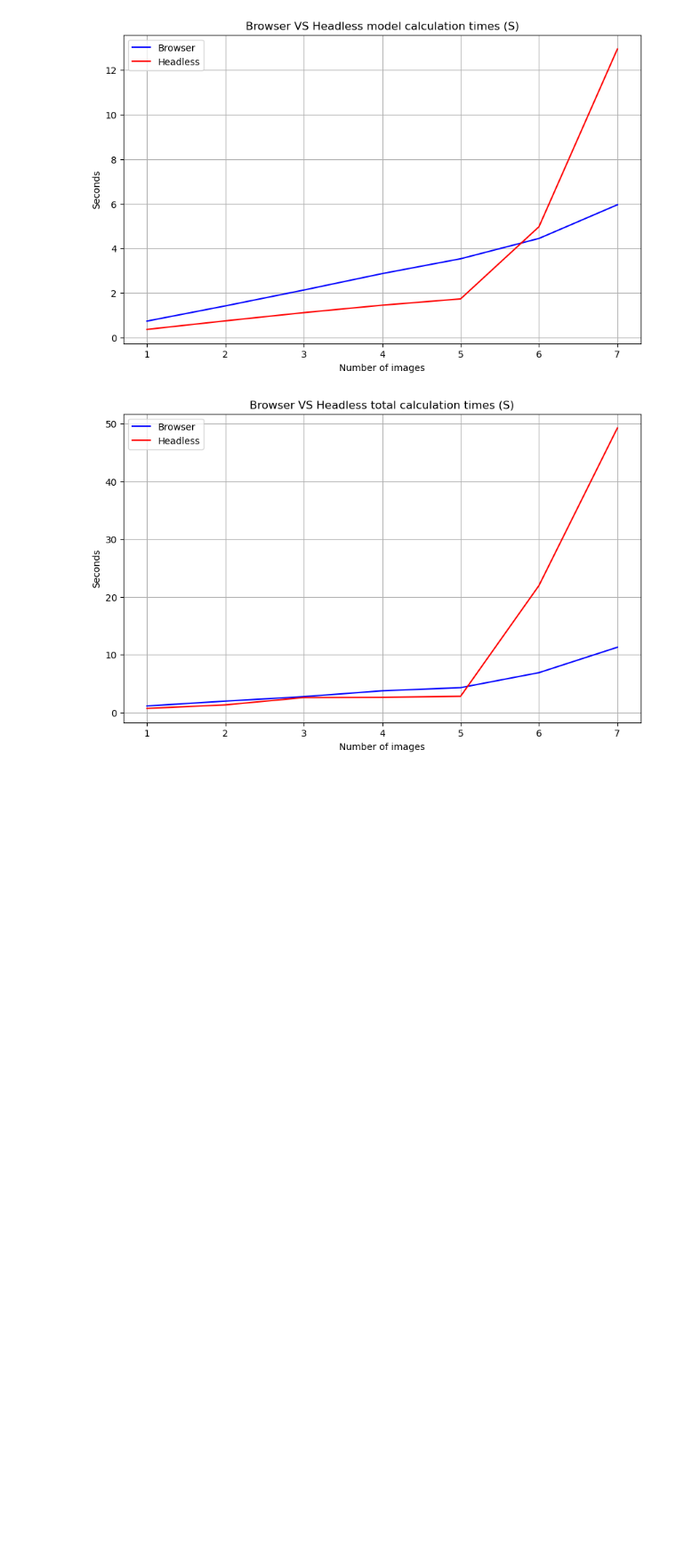
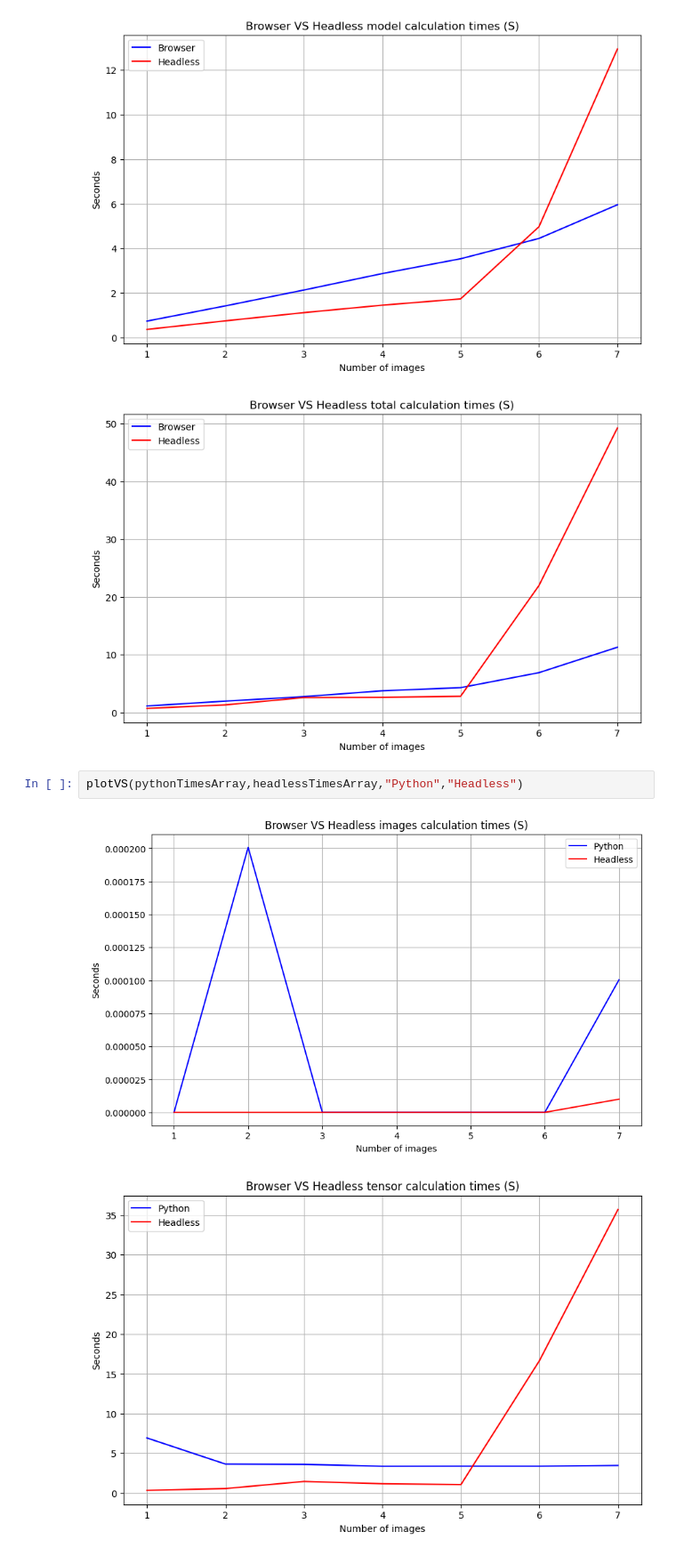
Before and after one commit to Drokoz/Motivus-AnteProyecto, a Jupyter notebook: testing-automation/python/benchmark.ipynb, the cells around one changed output. Shown at 89% size. Drawn from its saved outputs; the diff is of its cells as text; blank space fills up the shorter version.

```diff
--- a/testing-automation/python/benchmark.ipynb
+++ b/testing-automation/python/benchmark.ipynb
@@ -112,3 +167,8 @@ plotVS(browserTimesArray,headlessTimesArray,"Browser","Headless")
 [figure]
 [figure]
 [figure]
+# %%
+plotVS(pythonTimesArray,headlessTimesArray,"Python","Headless")
+# %% [output]
+[figure, added]
+[figure, added]
```
Also changed, not shown: parts of 5 cells of this notebook, 23 other files.
